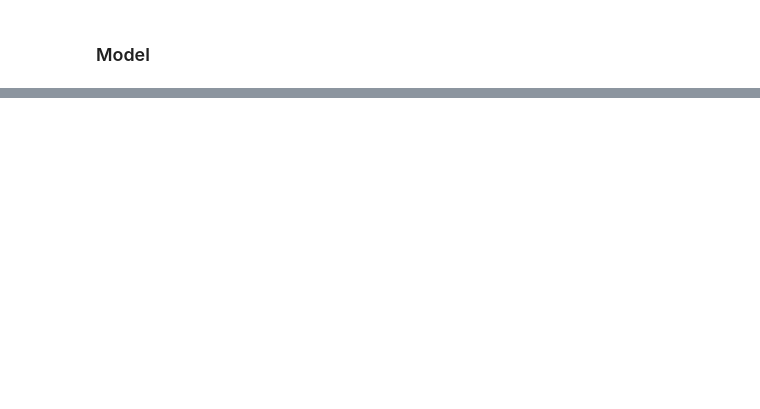
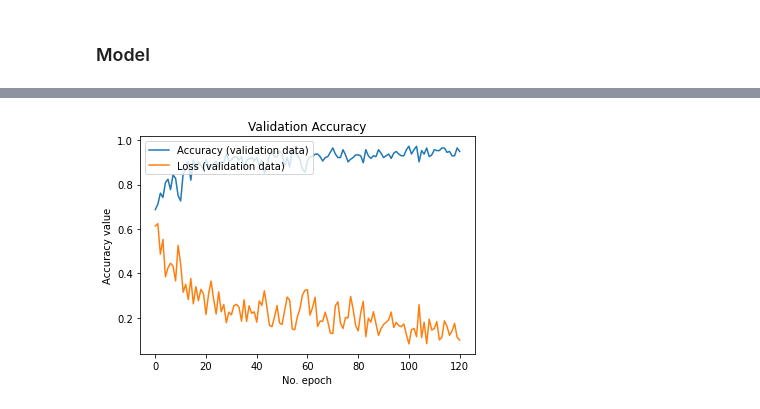
Before and after one commit to OmdenaAI/omdena-pakistan-covid-analysis, a Jupyter notebook: COVID19-Xray-Analysis/01 - COVID19 Xray Images Prediction Using CNN.ipynb, the cells around one changed output, grey strips where cells are left out. Drawn from its saved outputs; the diff is of its cells as text; code cells hidden in the pictures; blank space fills up the shorter version.

```diff
--- a/COVID19-Xray-Analysis/01 - COVID19 Xray Images Prediction Using CNN.ipynb
+++ b/COVID19-Xray-Analysis/01 - COVID19 Xray Images Prediction Using CNN.ipynb
@@ -57,0 +161,11 @@ Epoch 12/12
+# %%
+# Plot history
+plt.plot(history.history['val_accuracy'], label='Accuracy (validation data)')
+plt.plot(history.history['val_loss'], label='Loss (validation data)')
+plt.title('Validation Accuracy')
+plt.ylabel('Accuracy value')
+plt.xlabel('No. epoch')
+plt.legend(loc="upper left")
+plt.show()
+# %% [output]
+[figure, added]
```
Also changed, not shown: parts of 13 cells of this notebook.
